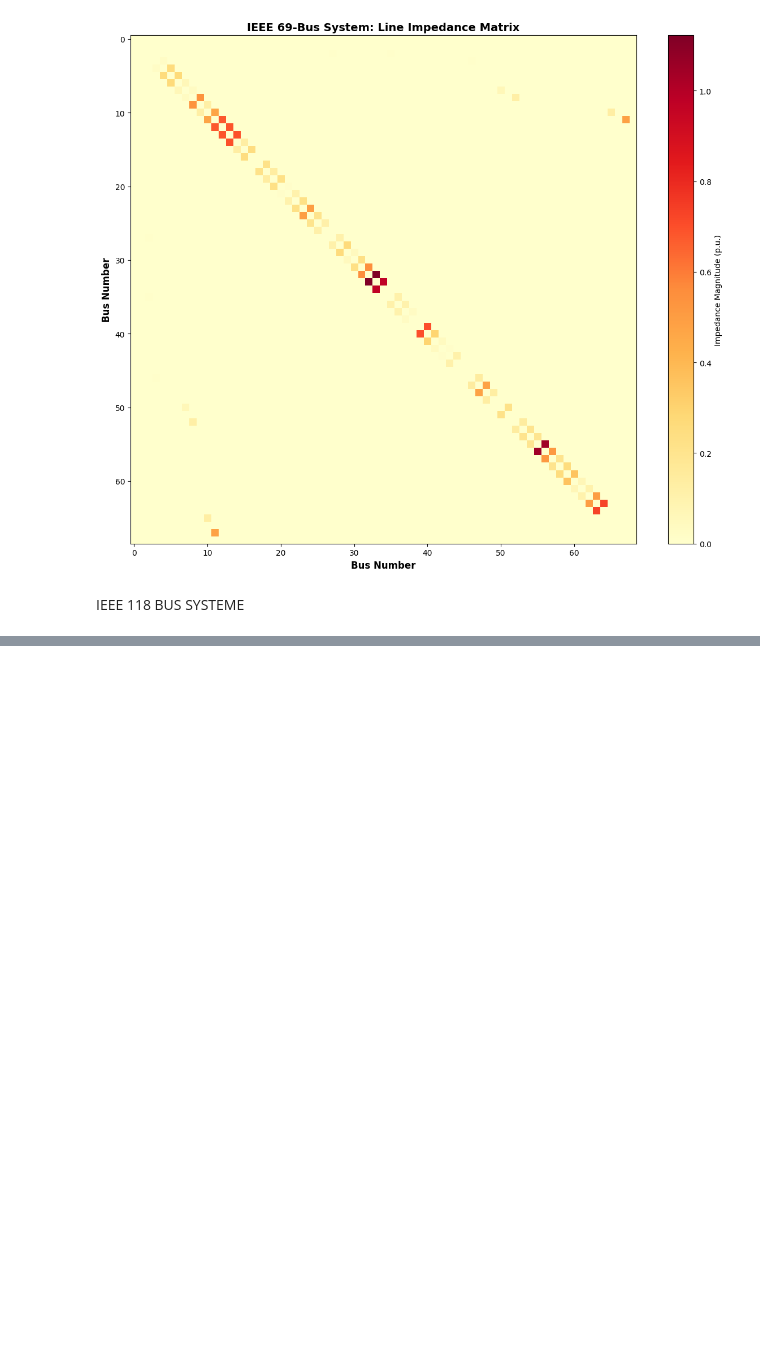
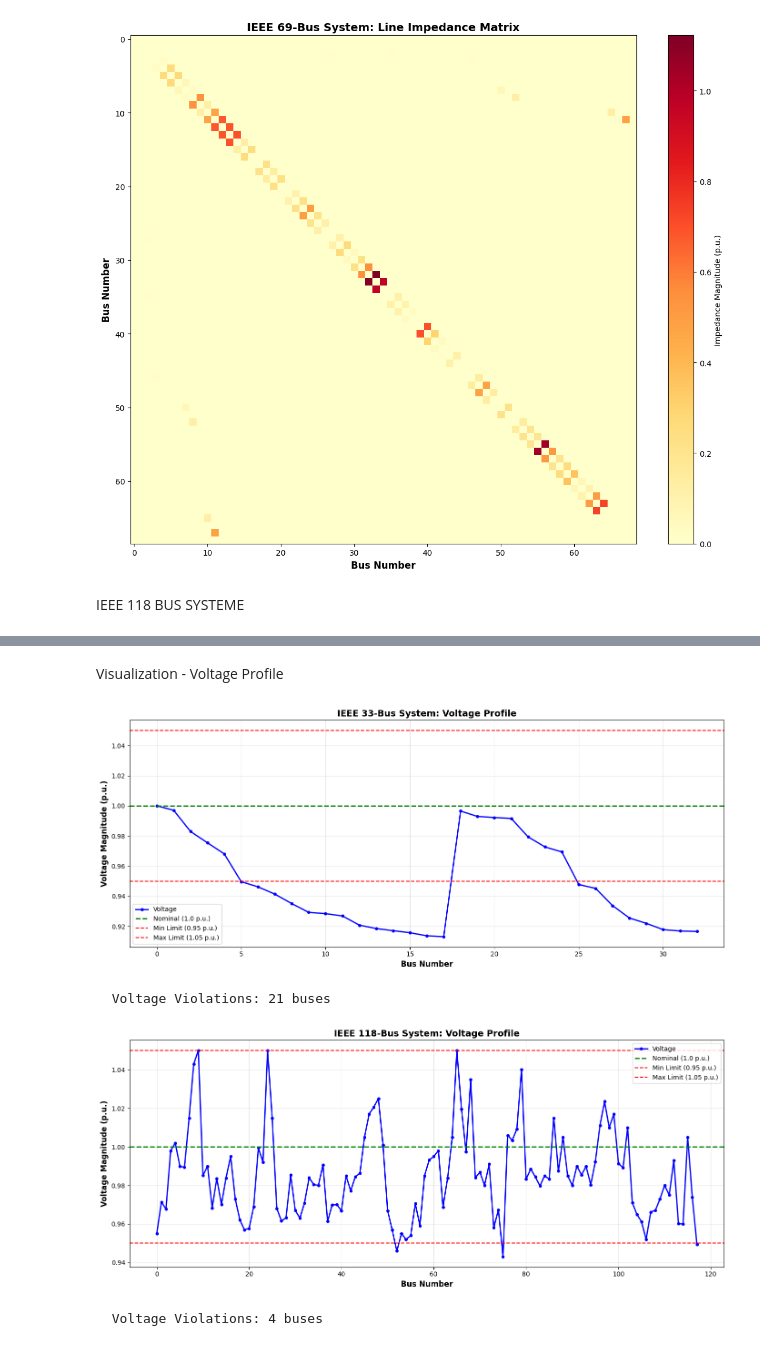
Before and after one commit to CharlilouM/Power_sys_IEEE, a Jupyter notebook: KIE4004.ipynb, the cells around one changed output, grey strips where cells are left out. Drawn from its saved outputs; the diff is of its cells as text; code cells hidden in the pictures; blank space fills up the shorter version.

Commit message:
Load floaw analysis with pandapower ( need fix on topology visualisation and on excel export)

```diff
--- a/KIE4004.ipynb
+++ b/KIE4004.ipynb
@@ -2047,0 +2095,19 @@ Trying 'shell' layout...
+# %%
+# Load IEEE 33-bus system (Baran & Wu)
+net_33 = pn.case33bw()
+print("✓ IEEE 33-Bus System Loaded")
+print(f"  Buses: {len(net_33.bus)}")
+print(f"  Lines: {len(net_33.line)}")
+print(f"  Loads: {len(net_33.load)}")
+
+# Load IEEE 69-bus system
+# Note: IEEE 69 needs to be created manually or loaded from external source
+# For now, we'll use case33bw as example
+
+# Load IEEE 118-bus system
+net_118 = pn.case118()
+print("\n✓ IEEE 118-Bus System Loaded")
+print(f"  Buses: {len(net_118.bus)}")
+print(f"  Lines: {len(net_118.line)}")
+print(f"  Generators: {len(net_118.gen)}")
+print(f"  Loads: {len(net_118.load)}")
@@ -2047,0 +2430,40 @@ Trying 'shell' layout...
+# %% [markdown]
+Visualization - Voltage Profile
+# %%
+def plot_voltage_profile(net, name="System"):
+    """Plot voltage profile"""
+    fig, ax = plt.subplots(figsize=(14, 6))
+
+    bus_indices = net.bus.index
+    voltages = net.res_bus.vm_pu.values
+
+    ax.plot(bus_indices, voltages, 'b-o', linewidth=2, markersize=4, label='Voltage')
+    ax.axhline(y=1.0, color='g', linestyle='--', linewidth=2, label='Nominal (1.0 p.u.)')
+    ax.axhline(y=0.95, color='r', linestyle='--', linewidth=1.5, label='Min Limit (0.95 p.u.)')
+    ax.axhline(y=1.05, color='r', linestyle='--', linewidth=1.5, label='Max Limit (1.05 p.u.)')
+
+    ax.set_xlabel('Bus Number', fontsize=12, fontweight='bold')
+    ax.set_ylabel('Voltage Magnitude (p.u.)', fontsize=12, fontweight='bold')
+    ax.set_title(f'{name}: Voltage Profile', fontsize=14, fontweight='bold')
+    ax.grid(True, alpha=0.3)
+    ax.legend(fontsize=10)
+
+    plt.tight_layout()
+    plt.show()
+
+    # Check violations
+    violations = net.res_bus[(net.res_bus.vm_pu < 0.95) | (net.res_bus.vm_pu > 1.05)]
+    if len(violations) > 0:
+        print(f"\n  Voltage Violations: {len(violations)} buses")
+    else:
+        print(f"\n✓ No voltage violations")
+
+
+# Plot voltage profiles
+plot_voltage_profile(net_33, "IEEE 33-Bus System")
+plot_voltage_profile(net_118, "IEEE 118-Bus System")
+# %% [output]
+[figure, added]
+  Voltage Violations: 21 buses
+[figure, added]
+  Voltage Violations: 4 buses
```
Also changed, not shown: parts of 22 cells of this notebook, 2 other files.
